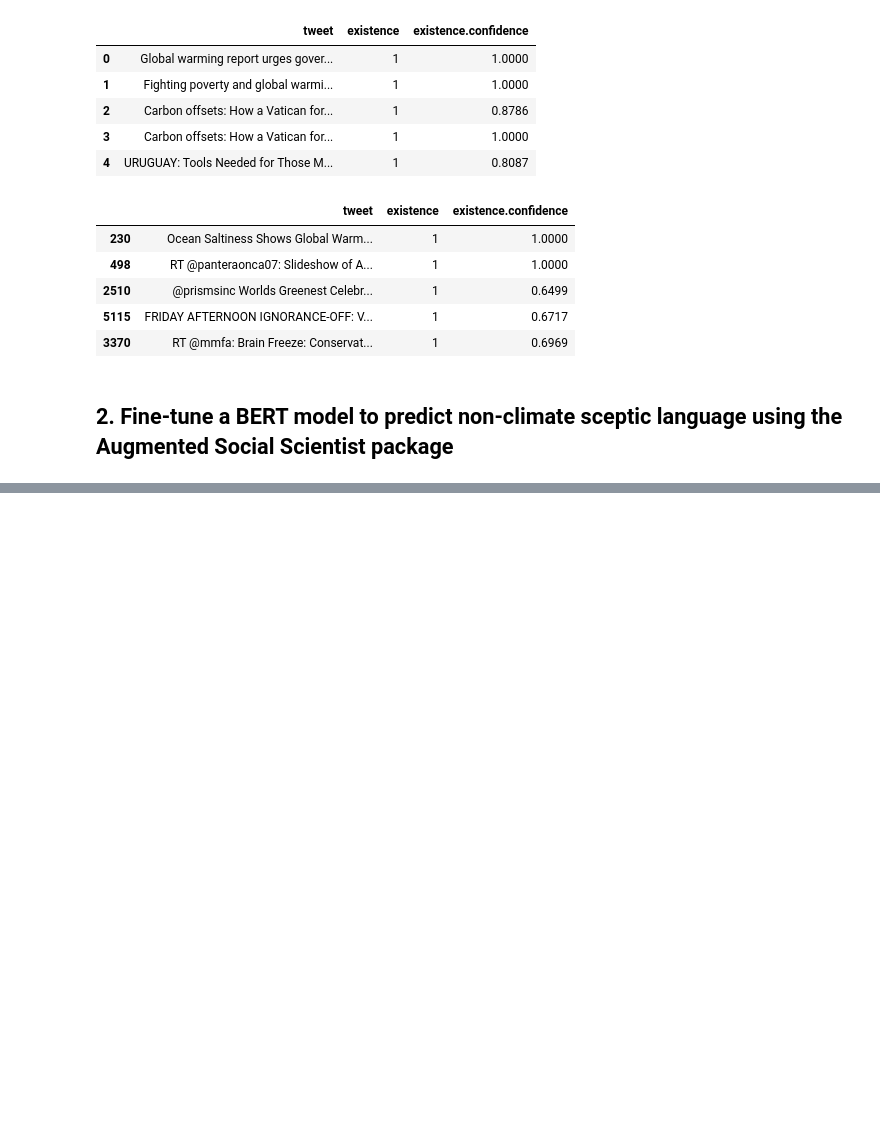
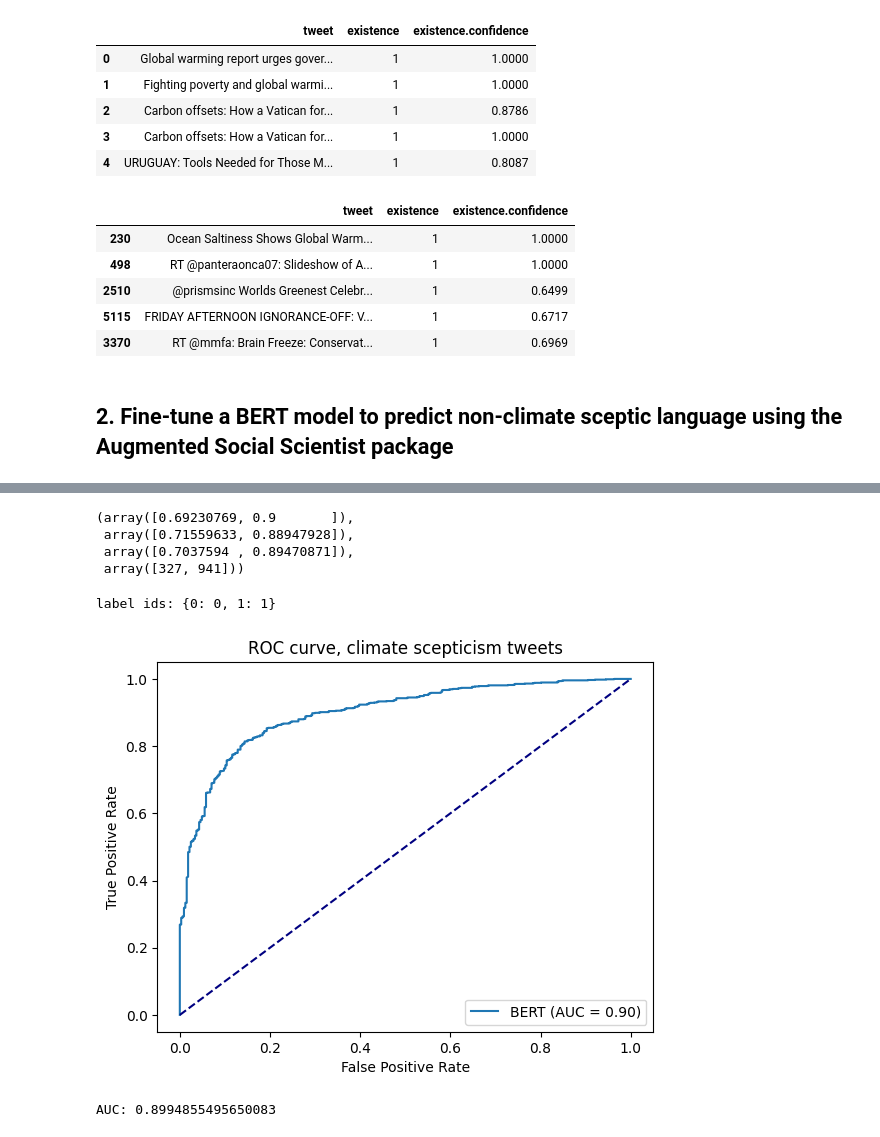
Before and after one commit to olivernilssson/Big-Data-GM0756, a Jupyter notebook: problem_sets/ps_3/h3e2.ipynb, the cells around one changed output, grey strips where cells are left out. Cells and saved outputs as stored; diff of their text form; code cells hidden in the pictures; blank space fills up the shorter version.

```diff
--- a/problem_sets/ps_3/h3e2.ipynb
+++ b/problem_sets/ps_3/h3e2.ipynb
@@ -98,0 +87,3 @@ X_test_tfidf = tfidf_vectorizer.transform(test_df['tweet'])
+# %%
+# Preprocess the data so it can be handled by the BERT model
+train_dataloader = bert.encode(train_df['tweet'].values, train_df['existence'].values)
@@ -98,0 +92,2 @@ X_test_tfidf = tfidf_vectorizer.transform(test_df['tweet'])
+# %%
+test_dataloader = bert.encode(test_df['tweet'].values, test_df['existence'].values)
@@ -98,0 +98,8 @@ X_test_tfidf = tfidf_vectorizer.transform(test_df['tweet'])
+# %%
+# Train the model
+scores = bert.run_training(train_dataloader,
+                           test_dataloader,
+                           n_epochs=3,
+                           lr=4e-5,
+                           random_state=42,
+                           save_model_as="climate_scepticism_model")
@@ -98,0 +126,35 @@ X_test_tfidf = tfidf_vectorizer.transform(test_df['tweet'])
+# %%
+# Display the scores
+scores
+# %% [output]
+(array([0.69230769, 0.9       ]),
+ array([0.71559633, 0.88947928]),
+ array([0.7037594 , 0.89470871]),
+ array([327, 941]))
+# %%
+# Predict using the trained model on the test data
+pred_prob_test = bert.predict_with_model(test_dataloader, model_path="./models/climate_scepticism_model")
+
+# Make the original existence column into an array
+y = np.array(test_df['existence'])
+fpr, tpr, thresholds = roc_curve(y, pred_prob_test[:, 1])
+# %% [output]
+label ids: {0: 0, 1: 1}
+# %%
+# Create the ROC graph
+plt.figure()
+plt.plot(fpr,tpr, label='BERT (AUC = %0.2f)' % roc_auc_score(y, pred_prob_test[:, 1]))
+plt.plot([0, 1], [0, 1], color='navy', linestyle='--')
+plt.xlabel('False Positive Rate')
+plt.ylabel('True Positive Rate')
+plt.title('ROC curve, climate scepticism tweets')
+plt.legend(loc="lower right")
+plt.show()
+# %% [output]
+[figure, added]
+# %%
+# Compute the AUC score
+auc = roc_auc_score(y, pred_prob_test[:, 1])
+print(f"AUC: {auc}")
+# %% [output]
+AUC: 0.8994855495650083
```
Also changed, not shown: parts of 15 cells of this notebook, 1 other file.
